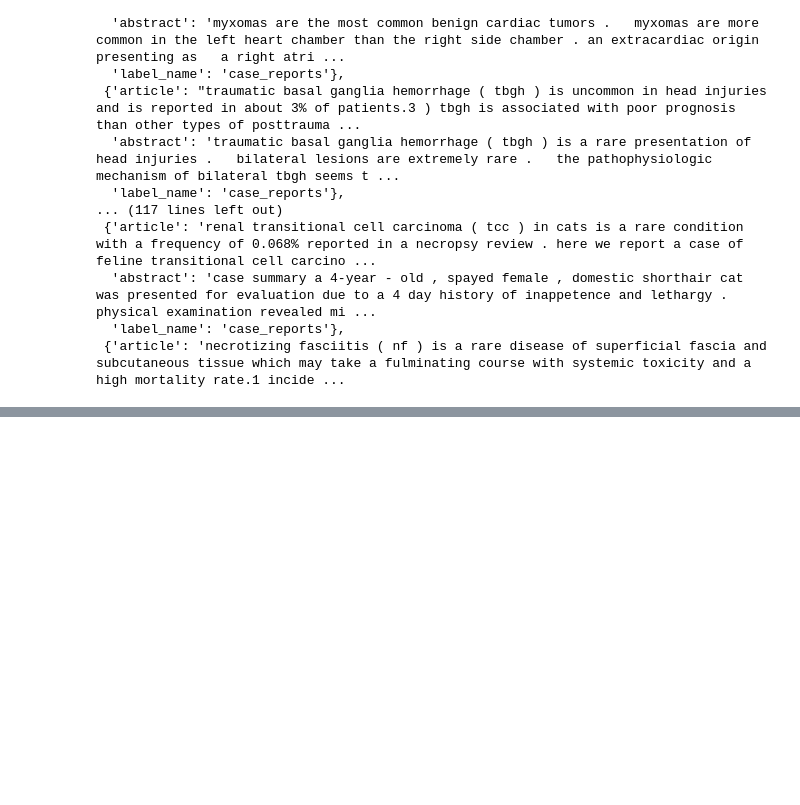
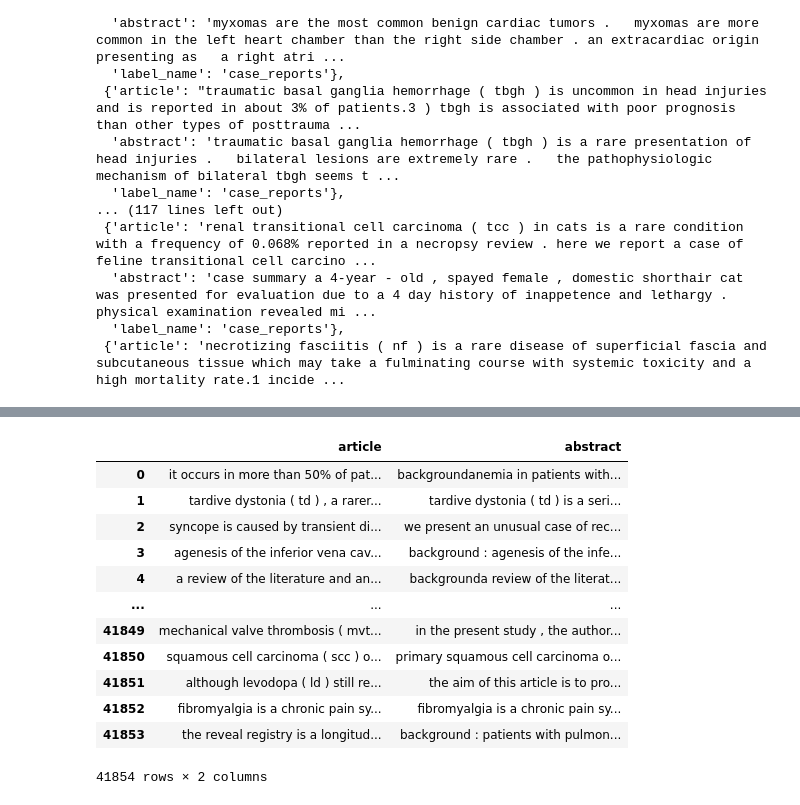
Before and after one commit to sylvey/DPR_Abstract_Generation, a Jupyter notebook: Fine_tune_Longformer_Encoder_Decoder_(LED)_for_Summarization_on_pubmed.ipynb, the cells around one changed output, grey strips where cells are left out. Saved outputs shown, nothing was run; the diff lists cells and outputs as text; code cells hidden in the pictures; blank space fills up the shorter version.

```diff
--- a/Fine_tune_Longformer_Encoder_Decoder_(LED)_for_Summarization_on_pubmed.ipynb
+++ b/Fine_tune_Longformer_Encoder_Decoder_(LED)_for_Summarization_on_pubmed.ipynb
@@ -259,0 +285,23 @@ rouge_df.to_csv("rouge_scores.csv", index=False)
+# %%
+import random
+
+random.seed(42)
+
+max_per_label = 250
+
+filtered_df = df1[['article', 'abstract']]
+filtered_df
+# %% [output]
+|  | article | abstract |
+| 0 | it occurs in more than 50% of pat... | backgroundanemia in patients with... |
+| 1 | tardive dystonia ( td ) , a rarer... | tardive dystonia ( td ) is a seri... |
+| 2 | syncope is caused by transient di... | we present an unusual case of rec... |
+| 3 | agenesis of the inferior vena cav... | background : agenesis of the infe... |
+| 4 | a review of the literature and an... | backgrounda review of the literat... |
+| ... | ... | ... |
+| 41849 | mechanical valve thrombosis ( mvt... | in the present study , the author... |
+| 41850 | squamous cell carcinoma ( scc ) o... | primary squamous cell carcinoma o... |
+| 41851 | although levodopa ( ld ) still re... | the aim of this article is to pro... |
+| 41852 | fibromyalgia is a chronic pain sy... | fibromyalgia is a chronic pain sy... |
+| 41853 | the reveal registry is a longitud... | background : patients with pulmon... |
+41854 rows × 2 columns
```
Also changed, not shown: parts of 11 cells of this notebook, 6 other files.
